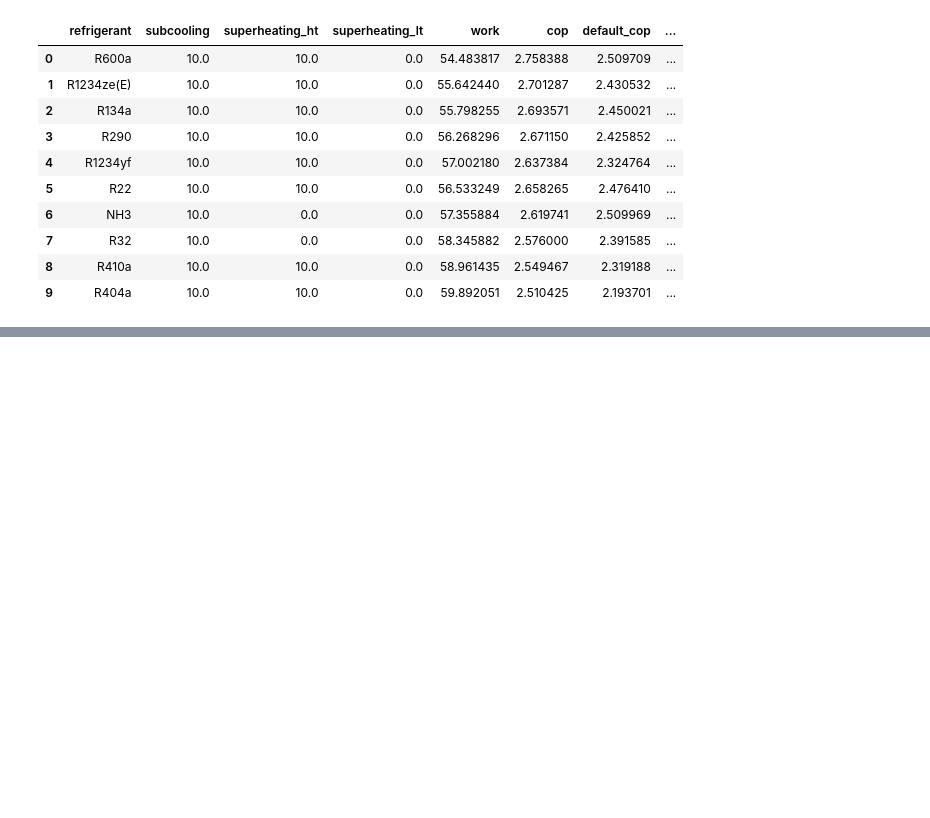
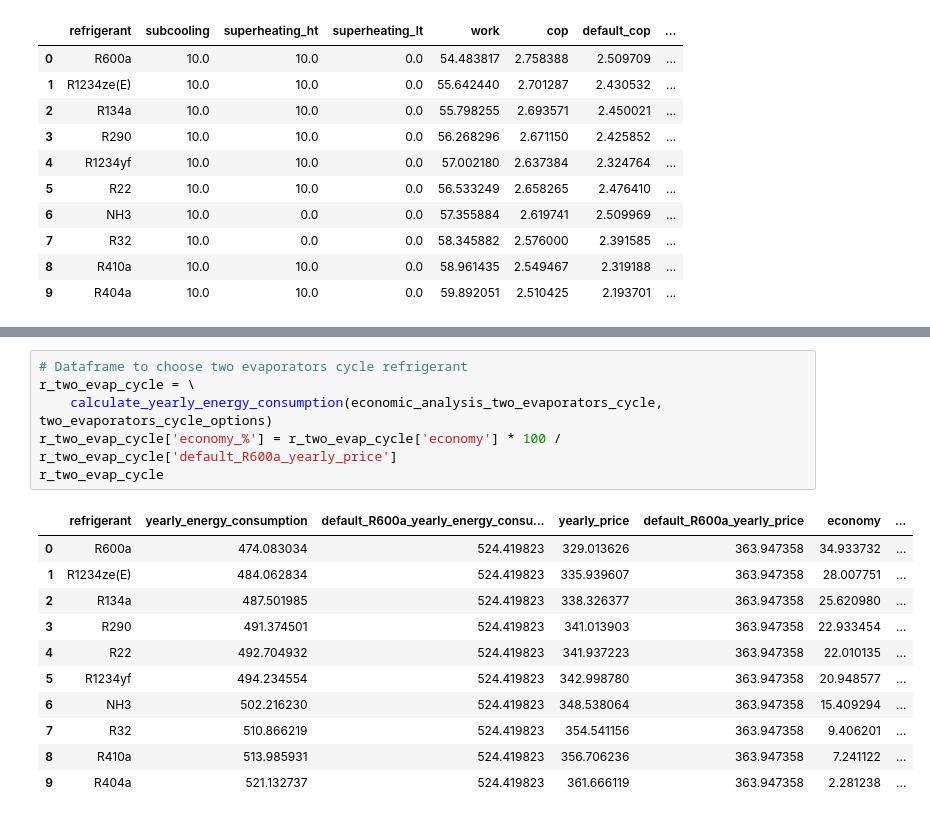
Before and after one commit to pflpedrosa/refrigeration-cycle-optimization, a Jupyter notebook: src/dataframes_transformation.ipynb, the cells around one changed output, grey strips where cells are left out. Cells and saved outputs as stored; diff of their text form; blank space fills up the shorter version.

```diff
--- a/src/dataframes_transformation.ipynb
+++ b/src/dataframes_transformation.ipynb
@@ -255,0 +362,18 @@ result
+# %%
+# Dataframe to choose two evaporators cycle refrigerant
+r_two_evap_cycle = \
+    calculate_yearly_energy_consumption(economic_analysis_two_evaporators_cycle, two_evaporators_cycle_options)
+r_two_evap_cycle['economy_%'] = r_two_evap_cycle['economy'] * 100 / r_two_evap_cycle['default_R600a_yearly_price']
+r_two_evap_cycle
+# %% [output]
+|  | refrigerant | yearly_energy_consumption | default_R600a_yearly_energy_consu... | yearly_price | default_R600a_yearly_price | economy | ... |
+| 0 | R600a | 474.083034 | 524.419823 | 329.013626 | 363.947358 | 34.933732 | ... |
+| 1 | R1234ze(E) | 484.062834 | 524.419823 | 335.939607 | 363.947358 | 28.007751 | ... |
+| 2 | R134a | 487.501985 | 524.419823 | 338.326377 | 363.947358 | 25.620980 | ... |
+| 3 | R290 | 491.374501 | 524.419823 | 341.013903 | 363.947358 | 22.933454 | ... |
+| 4 | R22 | 492.704932 | 524.419823 | 341.937223 | 363.947358 | 22.010135 | ... |
+| 5 | R1234yf | 494.234554 | 524.419823 | 342.998780 | 363.947358 | 20.948577 | ... |
+| 6 | NH3 | 502.216230 | 524.419823 | 348.538064 | 363.947358 | 15.409294 | ... |
+| 7 | R32 | 510.866219 | 524.419823 | 354.541156 | 363.947358 | 9.406201 | ... |
+| 8 | R410a | 513.985931 | 524.419823 | 356.706236 | 363.947358 | 7.241122 | ... |
+| 9 | R404a | 521.132737 | 524.419823 | 361.666119 | 363.947358 | 2.281238 | ... |
```
Also changed, not shown: parts of 7 cells of this notebook.
